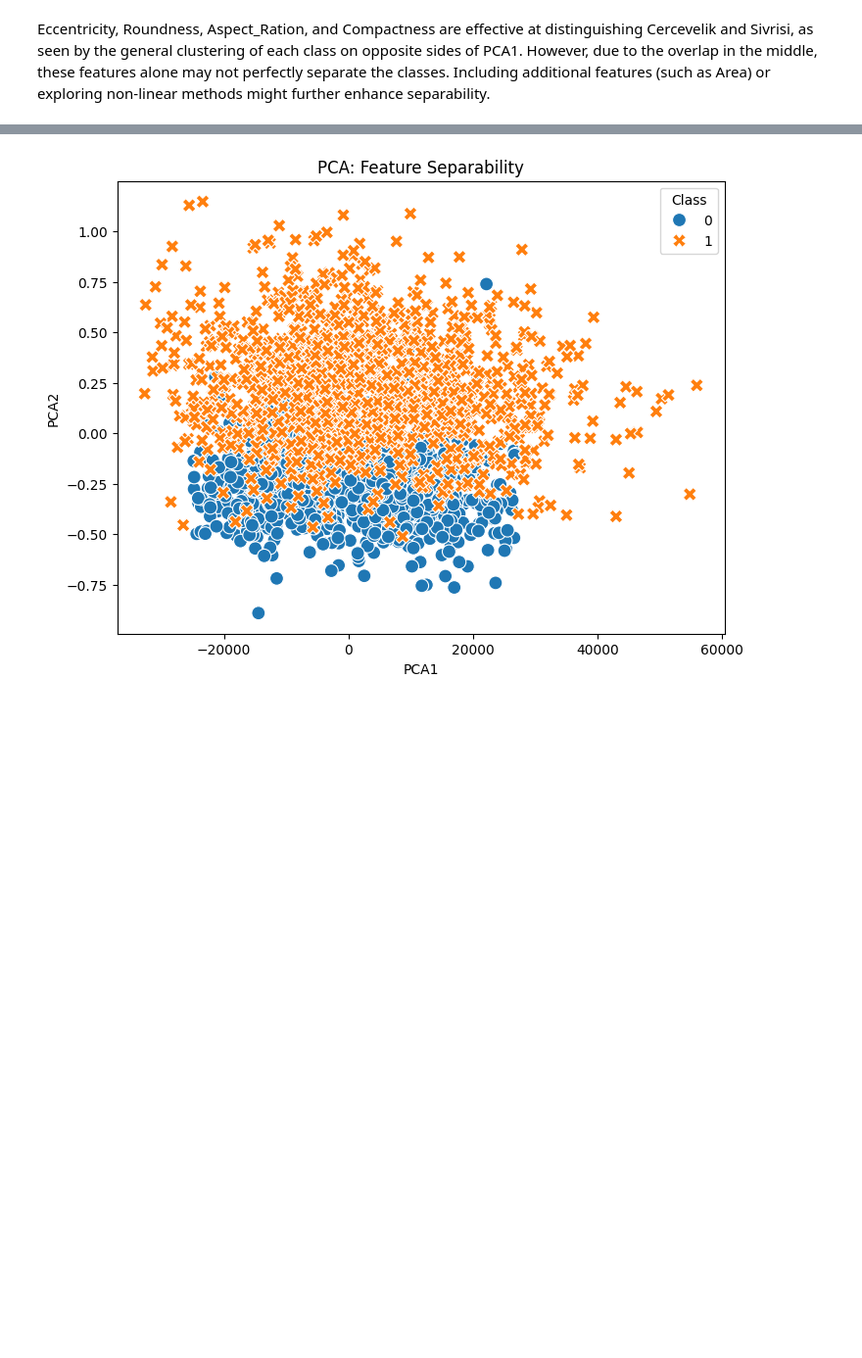
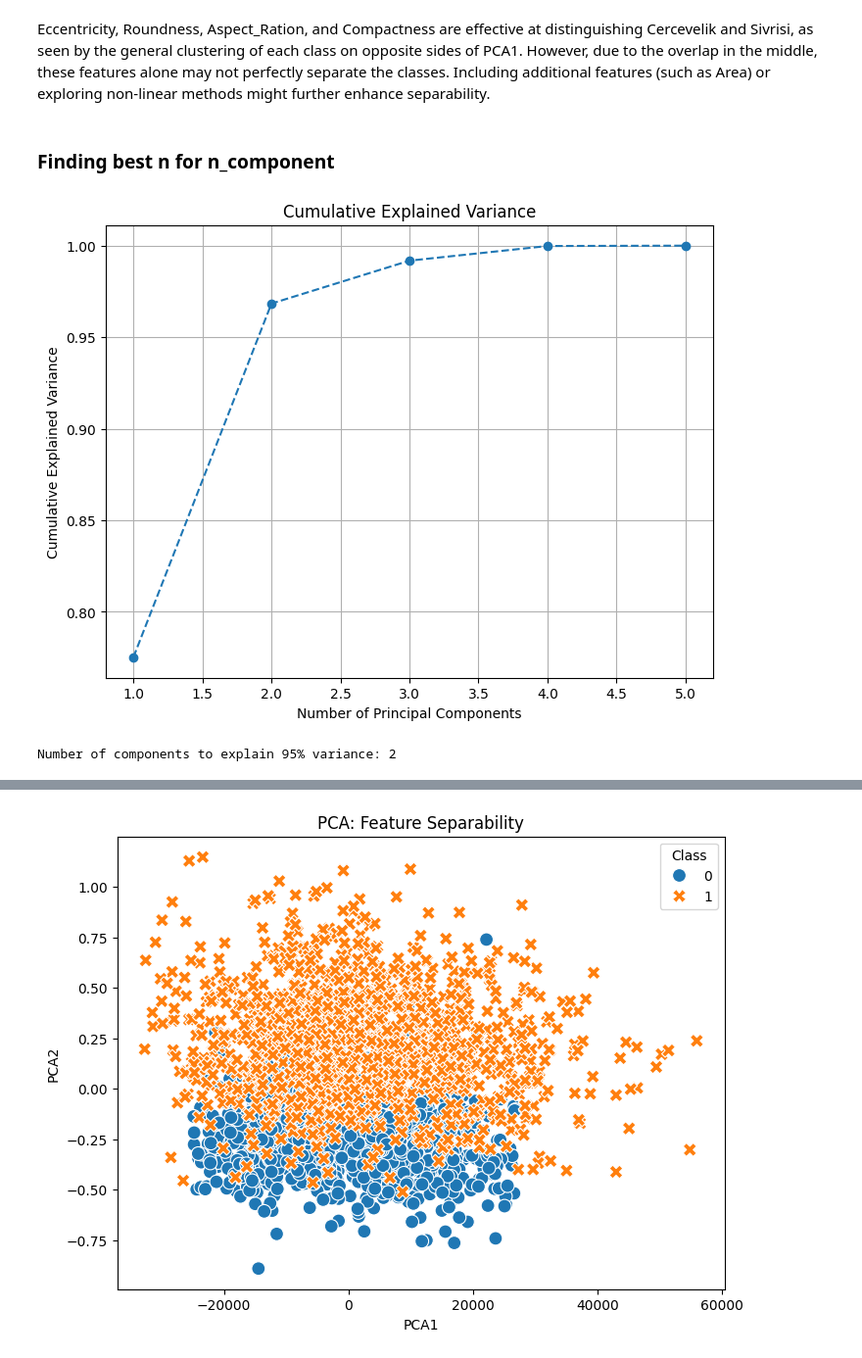
Before and after one commit to xLelouch03/STINTSY-MCO, a Jupyter notebook: main.ipynb, the cells around one changed output, grey strips where cells are left out. Shown at 98% size. Drawn from its saved outputs; the diff is of its cells as text; code cells hidden in the pictures; blank space fills up the shorter version.

```diff
--- a/main.ipynb
+++ b/main.ipynb
@@ -319,2 +357,32 @@ plt.show()
 # %% [markdown]
 Eccentricity, Roundness, Aspect_Ration, and Compactness are effective at distinguishing Cercevelik and Sivrisi, as seen by the general clustering of each class on opposite sides of PCA1. However, due to the overlap in the middle, these features alone may not perfectly separate the classes. Including additional features (such as Area) or exploring non-linear methods might further enhance separability.
+# %% [markdown]
+### Finding best n for n_component
+# %%
+features = ['Area', 'Eccentricity', 'Roundness', 'Aspect_Ration', 'Compactness']
+X = data[features]
+
+scaler = StandardScaler()
+X_scaled = scaler.fit_transform(X)
+
+# Apply PCA without specifying n_components
+pca = PCA()
+pca.fit(X_scaled)
+
+explained_variance = pca.explained_variance_ratio_
+cumulative_variance = np.cumsum(explained_variance)
+
+# Plot the explained variance
+plt.figure(figsize=(8, 6))
+plt.plot(range(1, len(cumulative_variance) + 1), cumulative_variance, marker='o', linestyle='--')
+plt.title('Cumulative Explained Variance')
+plt.xlabel('Number of Principal Components')
+plt.ylabel('Cumulative Explained Variance')
+plt.grid()
+plt.show()
+
+n_components = np.argmax(cumulative_variance >= 0.95) + 1
+print(f"Number of components to explain 95% variance: {n_components}")
+# %% [output]
+[figure, added]
+Number of components to explain 95% variance: 2
```
Also changed, not shown: parts of 8 cells of this notebook.
